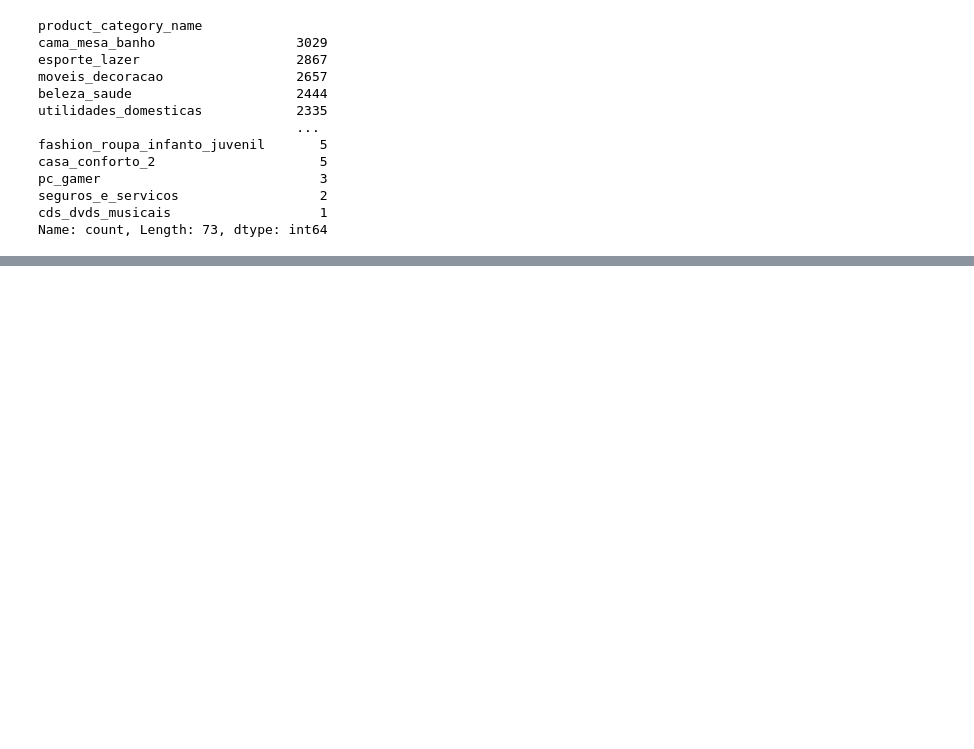
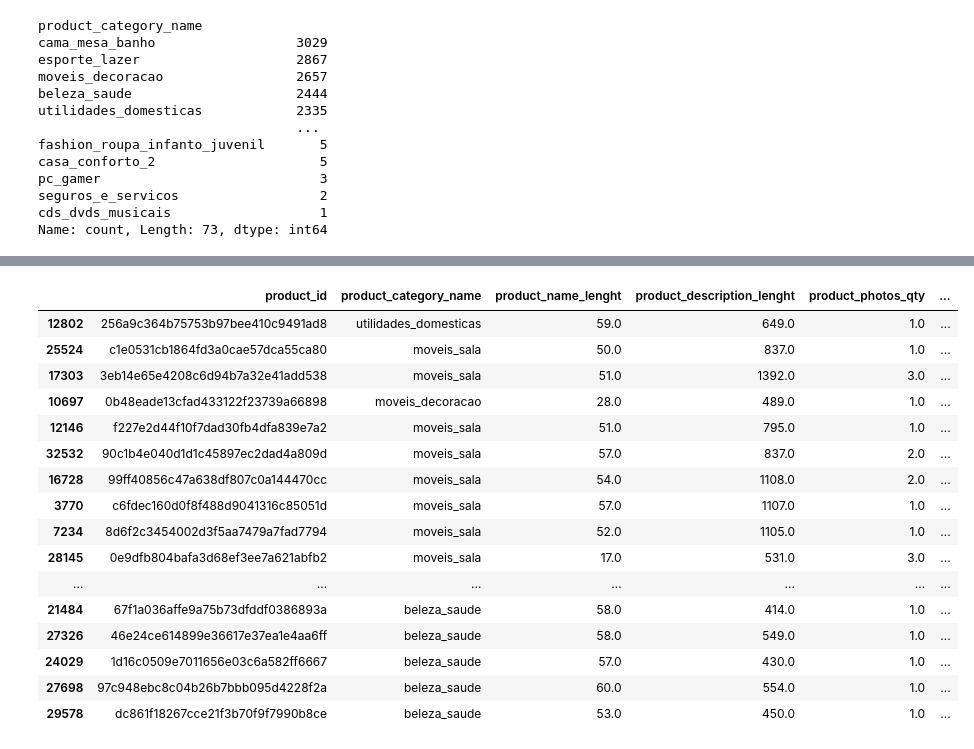
Before and after one commit to carolinarutililima/Trabalho_Final_Tecnicas_Prg, a Jupyter notebook: items_productos_sheet.ipynb, the cells around one changed output, grey strips where cells are left out. Drawn from its saved outputs; the diff is of its cells as text; code cells hidden in the pictures; blank space fills up the shorter version.

```diff
--- a/items_productos_sheet.ipynb
+++ b/items_productos_sheet.ipynb
@@ -78,3 +78,5 @@ pc_gamer                            3
 seguros_e_servicos                  2
 cds_dvds_musicais                   1
 Name: count, Length: 73, dtype: int64
+# %%
+df['volume_produto'] = df['product_length_cm'] * df['product_height_cm'] * df['product_width_cm']
@@ -80,0 +105,23 @@ Name: count, Length: 73, dtype: int64
+# %%
+#maiores produtos
+
+df_sorted = df.sort_values(by='volume_produto', ascending=False)
+df_sorted.head(50)
+# %% [output]
+|  | product_id | product_category_name | product_name_lenght | product_description_lenght | product_photos_qty | ... |
+| 12802 | 256a9c364b75753b97bee410c9491ad8 | utilidades_domesticas | 59.0 | 649.0 | 1.0 | ... |
+| 25524 | c1e0531cb1864fd3a0cae57dca55ca80 | moveis_sala | 50.0 | 837.0 | 1.0 | ... |
+| 17303 | 3eb14e65e4208c6d94b7a32e41add538 | moveis_sala | 51.0 | 1392.0 | 3.0 | ... |
+| 10697 | 0b48eade13cfad433122f23739a66898 | moveis_decoracao | 28.0 | 489.0 | 1.0 | ... |
+| 12146 | f227e2d44f10f7dad30fb4dfa839e7a2 | moveis_sala | 51.0 | 795.0 | 1.0 | ... |
+| 32532 | 90c1b4e040d1d1c45897ec2dad4a809d | moveis_sala | 57.0 | 837.0 | 2.0 | ... |
+| 16728 | 99ff40856c47a638df807c0a144470cc | moveis_sala | 54.0 | 1108.0 | 2.0 | ... |
+| 3770 | c6fdec160d0f8f488d9041316c85051d | moveis_sala | 57.0 | 1107.0 | 1.0 | ... |
+| 7234 | 8d6f2c3454002d3f5aa7479a7fad7794 | moveis_sala | 52.0 | 1105.0 | 1.0 | ... |
+| 28145 | 0e9dfb804bafa3d68ef3ee7a621abfb2 | moveis_sala | 17.0 | 531.0 | 3.0 | ... |
+| ... | ... | ... | ... | ... | ... | ... |
+| 21484 | 67f1a036affe9a75b73dfddf0386893a | beleza_saude | 58.0 | 414.0 | 1.0 | ... |
+| 27326 | 46e24ce614899e36617e37ea1e4aa6ff | beleza_saude | 58.0 | 549.0 | 1.0 | ... |
+| 24029 | 1d16c0509e7011656e03c6a582ff6667 | beleza_saude | 57.0 | 430.0 | 1.0 | ... |
+| 27698 | 97c948ebc8c04b26b7bbb095d4228f2a | beleza_saude | 60.0 | 554.0 | 1.0 | ... |
+| 29578 | dc861f18267cce21f3b70f9f7990b8ce | beleza_saude | 53.0 | 450.0 | 1.0 | ... |
```
Also changed, not shown: parts of 11 cells of this notebook.
